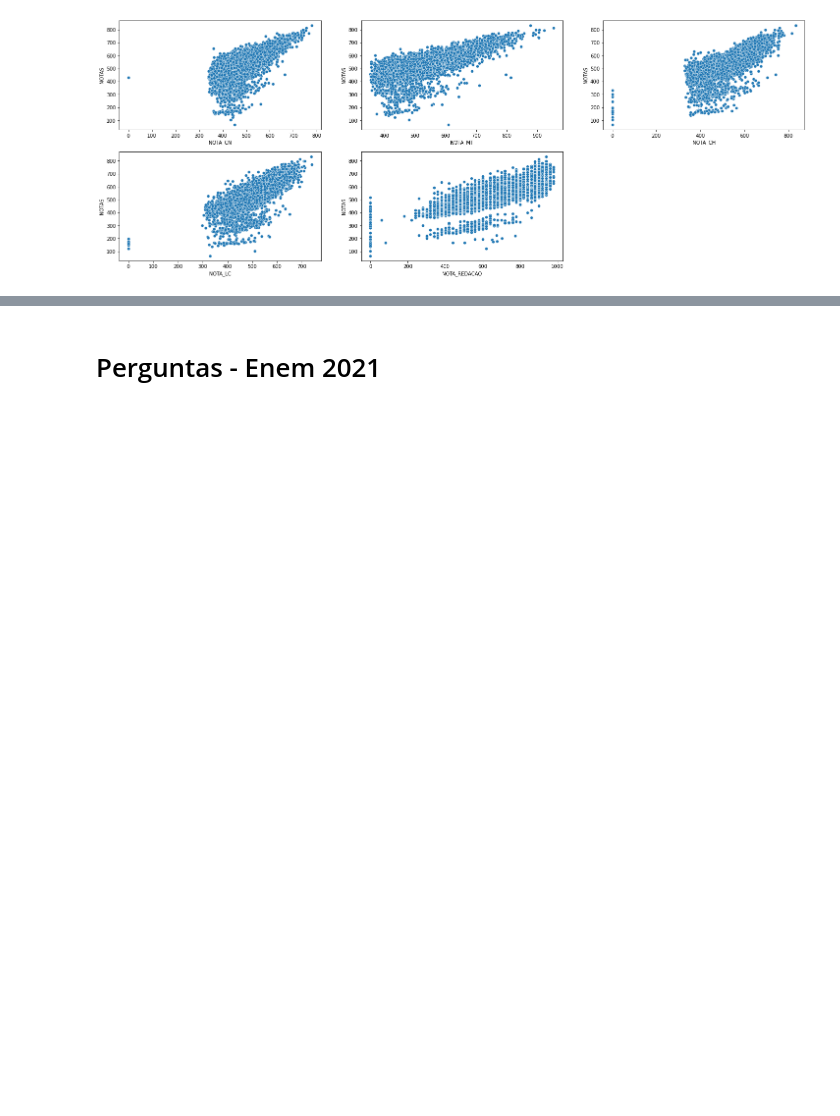
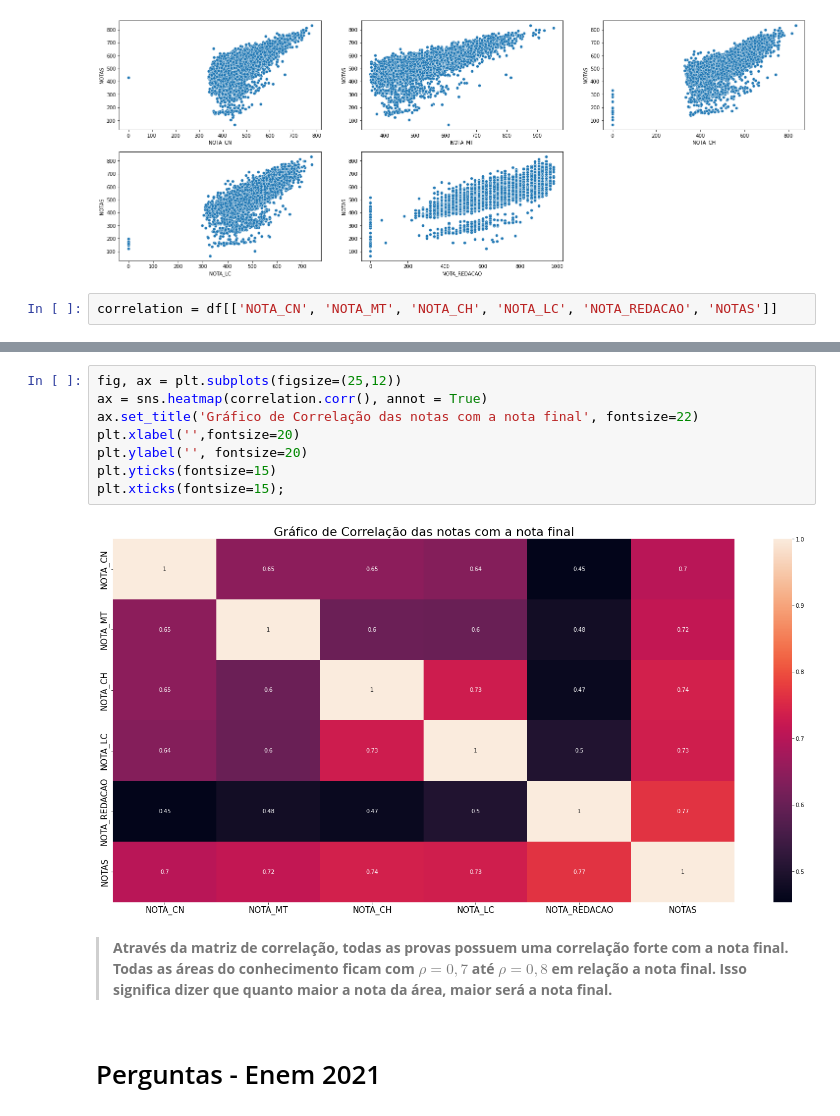
Before and after one commit to Victor-Amarante/Intro_DS, a Jupyter notebook: DataEDA.ipynb, the cells around one changed output, grey strips where cells are left out. Cells and saved outputs as stored; diff of their text form; blank space fills up the shorter version.

```diff
--- a/DataEDA.ipynb
+++ b/DataEDA.ipynb
@@ -483,3 +483,5 @@ sns.scatterplot(data=df, x='NOTA_REDACAO', y='NOTAS')
 plt.show()
 # %% [output]
 [figure]
+# %%
+correlation = df[['NOTA_CN', 'NOTA_MT', 'NOTA_CH', 'NOTA_LC', 'NOTA_REDACAO', 'NOTAS']]
@@ -486,3 +498,15 @@ plt.show()
+# %%
+fig, ax = plt.subplots(figsize=(25,12))
+ax = sns.heatmap(correlation.corr(), annot = True)
+ax.set_title('Gráfico de Correlação das notas com a nota final', fontsize=22)
+plt.xlabel('',fontsize=20)
+plt.ylabel('', fontsize=20)
+plt.yticks(fontsize=15)
+plt.xticks(fontsize=15);
+# %% [output]
+[figure, added]
+# %% [markdown]
+> **Através da matriz de correlação, todas as provas possuem uma correlação forte com a nota final. Todas as áreas do conhecimento ficam com $\rho=0,7$ até $\rho=0,8$ em relação a nota final. Isso significa dizer que quanto maior a nota da área, maior será a nota final.**
 # %% [markdown]
 # Perguntas - Enem 2021
 # %% [markdown]
```
Also changed, not shown: parts of 1 cell of this notebook.
